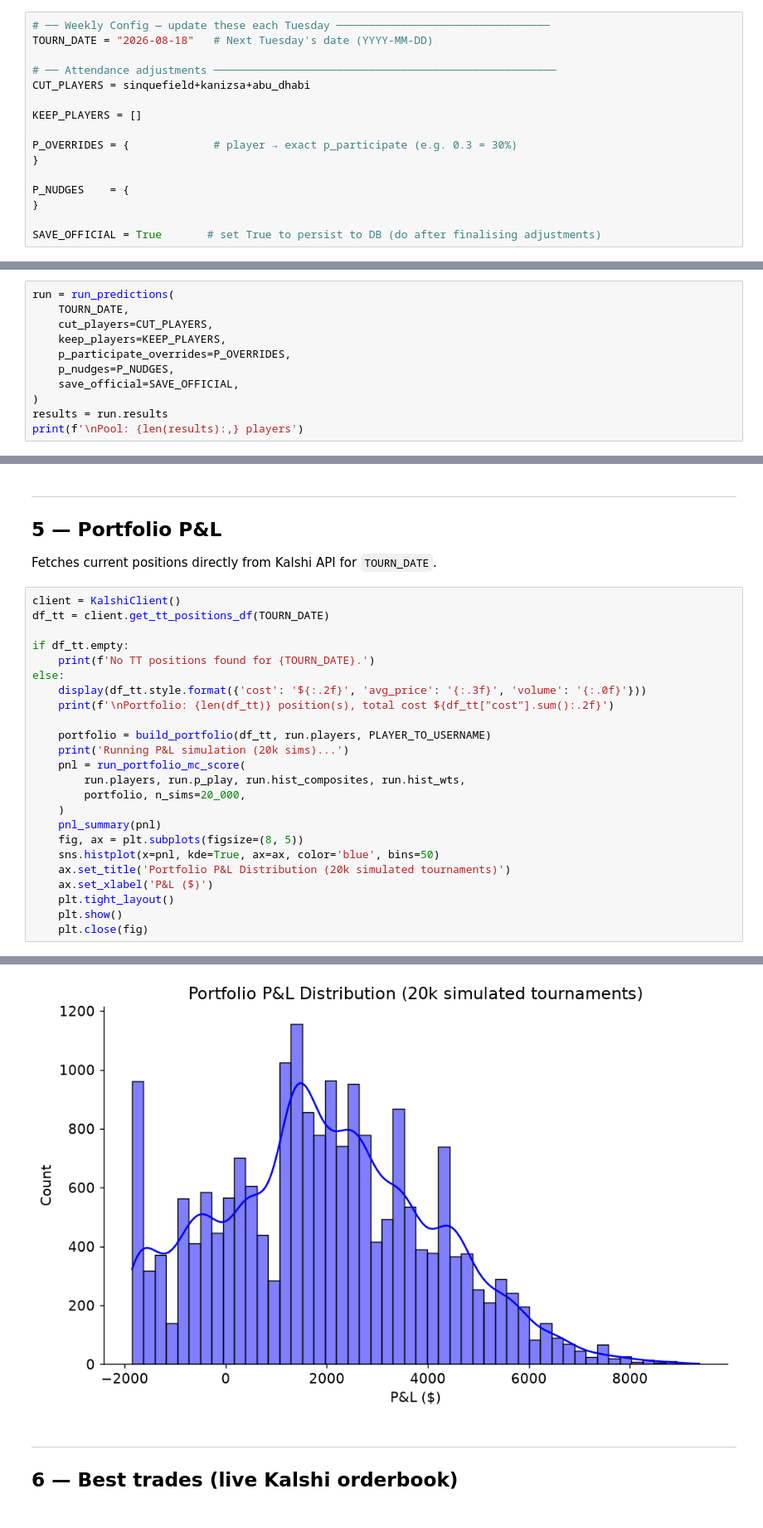
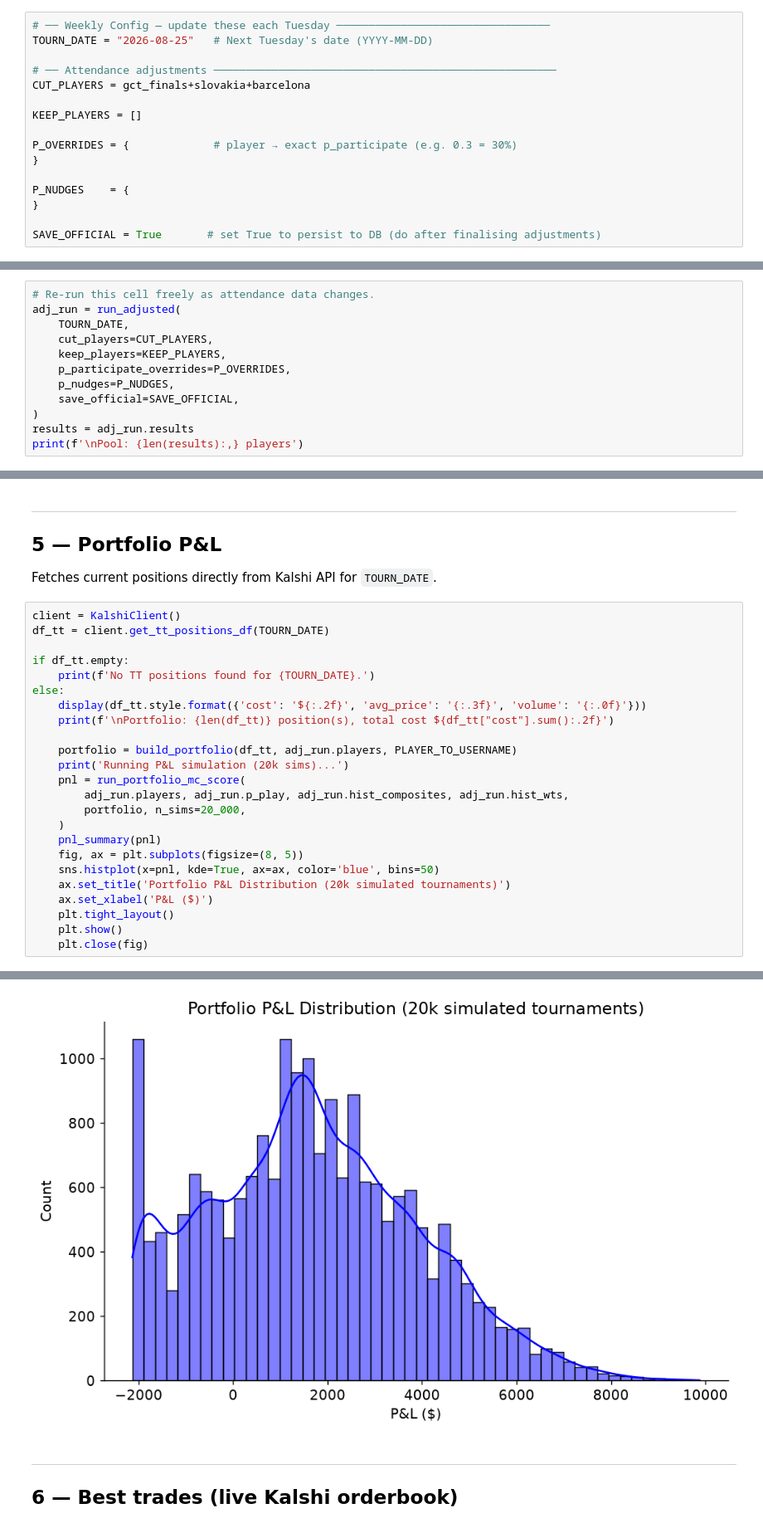
Before and after one commit to EvanMcCormick37/titled-tuesday-analysis, a Jupyter notebook: notebooks/command-center.ipynb, the cells around one changed output, grey strips where cells are left out. Shown at 83% size. Saved outputs shown, nothing was run; the diff lists cells and outputs as text.

```diff
--- a/notebooks/command-center.ipynb
+++ b/notebooks/command-center.ipynb
@@ -380,9 +91,9 @@ kanizsa = [
 # %%
 # ── Weekly Config — update these each Tuesday ─────────────────────────────────
-TOURN_DATE = "2026-08-18"   # Next Tuesday's date (YYYY-MM-DD)
+TOURN_DATE = "2026-08-25"   # Next Tuesday's date (YYYY-MM-DD)
 
 # ── Attendance adjustments ─────────────────────────────────────────────────────
-CUT_PLAYERS = sinquefield+kanizsa+abu_dhabi
+CUT_PLAYERS = gct_finals+slovakia+barcelona
 
 KEEP_PLAYERS = []
 
@@ -439,5 +164,6 @@ Imports OK
 # %%
-run = run_predictions(
+# Re-run this cell freely as attendance data changes.
+adj_run = run_adjusted(
     TOURN_DATE,
     cut_players=CUT_PLAYERS,
     keep_players=KEEP_PLAYERS,
@@ -445,6 +171,6 @@ run = run_predictions(
     p_nudges=P_NUDGES,
     save_official=SAVE_OFFICIAL,
 )
-results = run.results
+results = adj_run.results
 print(f'\nPool: {len(results):,} players')
 # %% [output]
@@ -500,10 +226,10 @@ else:
     display(df_tt.style.format({'cost': '${:.2f}', 'avg_price': '{:.3f}', 'volume': '{:.0f}'}))
     print(f'\nPortfolio: {len(df_tt)} position(s), total cost ${df_tt["cost"].sum():.2f}')
 
-    portfolio = build_portfolio(df_tt, run.players, PLAYER_TO_USERNAME)
+    portfolio = build_portfolio(df_tt, adj_run.players, PLAYER_TO_USERNAME)
     print('Running P&L simulation (20k sims)...')
     pnl = run_portfolio_mc_score(
-        run.players, run.p_play, run.hist_composites, run.hist_wts,
+        adj_run.players, adj_run.p_play, adj_run.hist_composites, adj_run.hist_wts,
         portfolio, n_sims=20_000,
     )
     pnl_summary(pnl)
@@ -550,4 +276,4 @@ Running P&L simulation (20k sims)...
-[figure, old version]
+[figure, new version]
 # %% [markdown]
 ---
 ## 6 — Best trades (live Kalshi orderbook)
```
Also changed, not shown: parts of 8 cells of this notebook, 4 other files.
